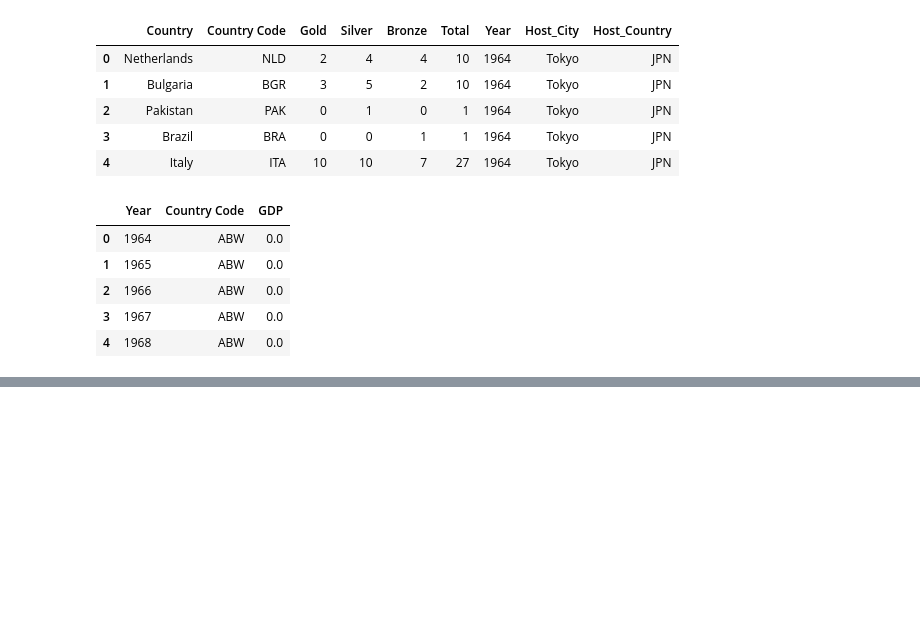
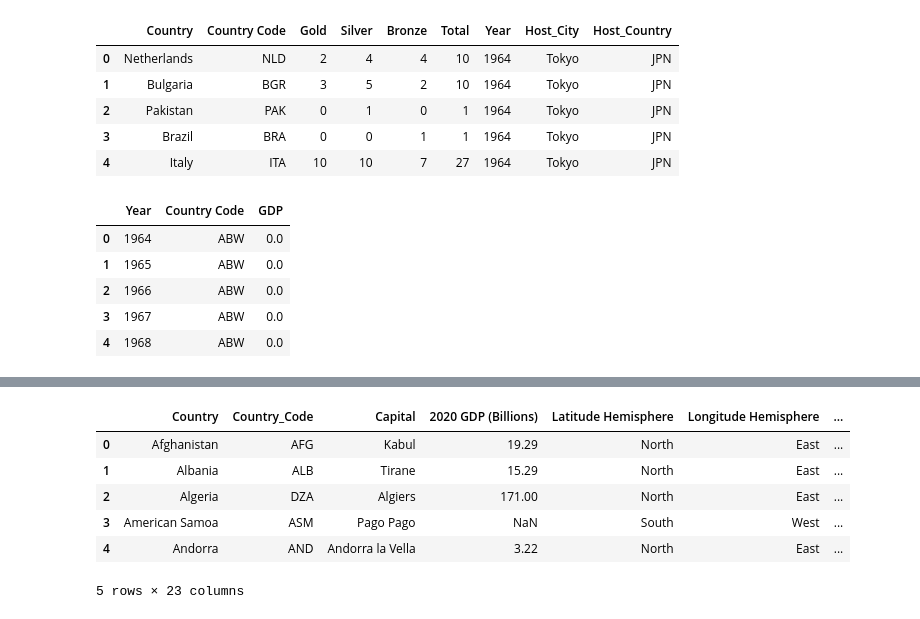
Before and after one commit to johnt1311/Olympics, a Jupyter notebook: Trey_Graham/country_code_cleaning.ipynb, the cells around one changed output, grey strips where cells are left out. Drawn from its saved outputs; the diff is of its cells as text; code cells hidden in the pictures; blank space fills up the shorter version.

```diff
--- a/Trey_Graham/country_code_cleaning.ipynb
+++ b/Trey_Graham/country_code_cleaning.ipynb
@@ -572,3 +571,17 @@ combined_medals_GDP.head()
 # %%
 # export to .csv
 combined_medals_GDP.to_csv(r"C:\Users\tgrah\DataBootcamp\Analysis_Projects\20_Project_Collection_Folder\20-Final_Project\Olympics\Olympics\Trey_Graham\Reviews_Edits\08-03-21_medals_and_GDP.csv", index=False)
+# %%
+# load distance data
+# set folder path
+folder = "Reviews_Edits"
+distance_df = pd.read_csv(fr"{folder}\update_7-29-2021_gdp_distance.csv")
+distance_df.head()
+# %% [output]
+|  | Country | Country_Code | Capital | 2020 GDP (Billions) | Latitude Hemisphere | Longitude Hemisphere | ... |
+| 0 | Afghanistan | AFG | Kabul | 19.29 | North | East | ... |
+| 1 | Albania | ALB | Tirane | 15.29 | North | East | ... |
+| 2 | Algeria | DZA | Algiers | 171.00 | North | East | ... |
+| 3 | American Samoa | ASM | Pago Pago | NaN | South | West | ... |
+| 4 | Andorra | AND | Andorra la Vella | 3.22 | North | East | ... |
+5 rows × 23 columns
```
Also changed, not shown: parts of 8 cells of this notebook.
